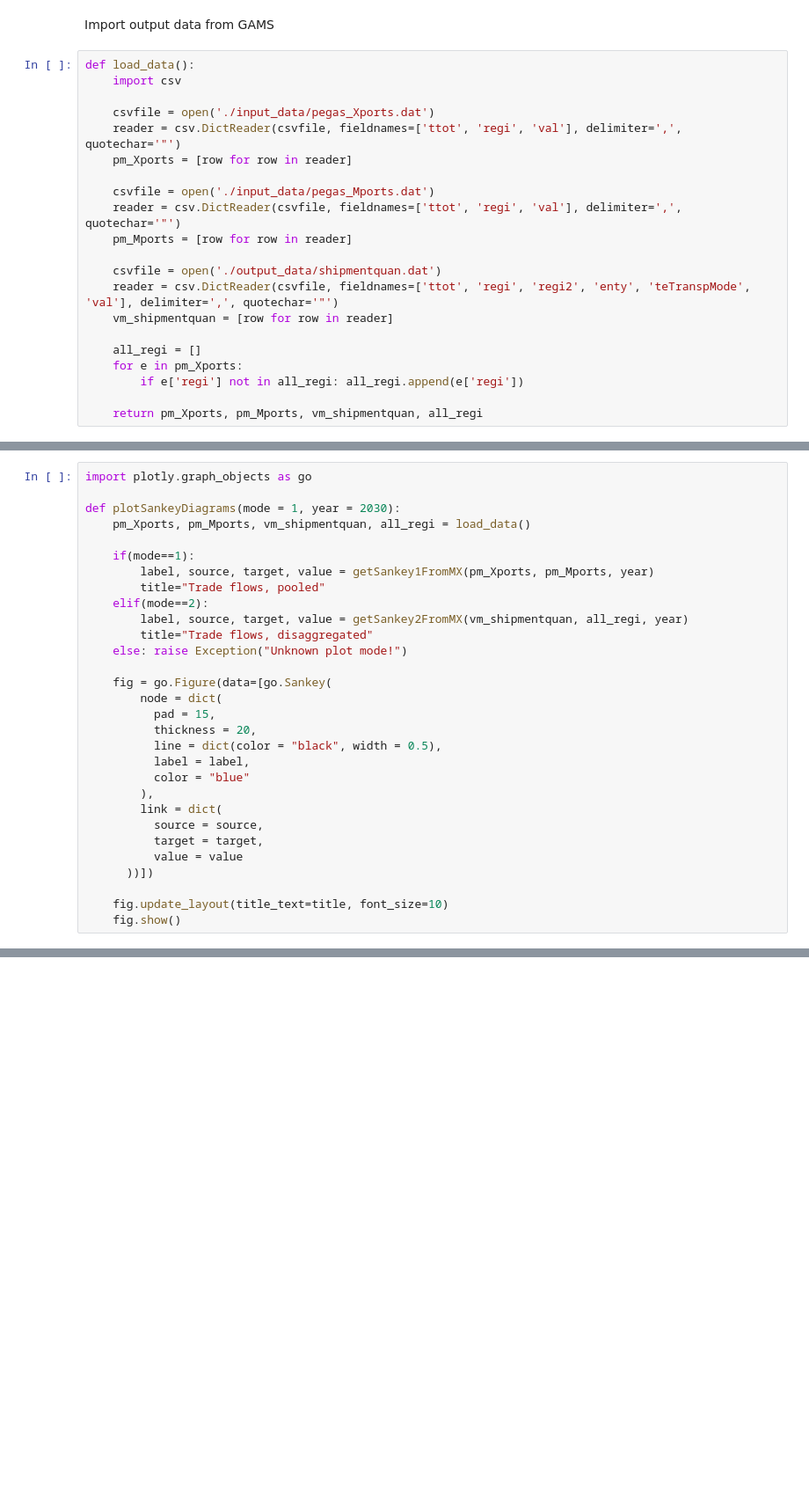
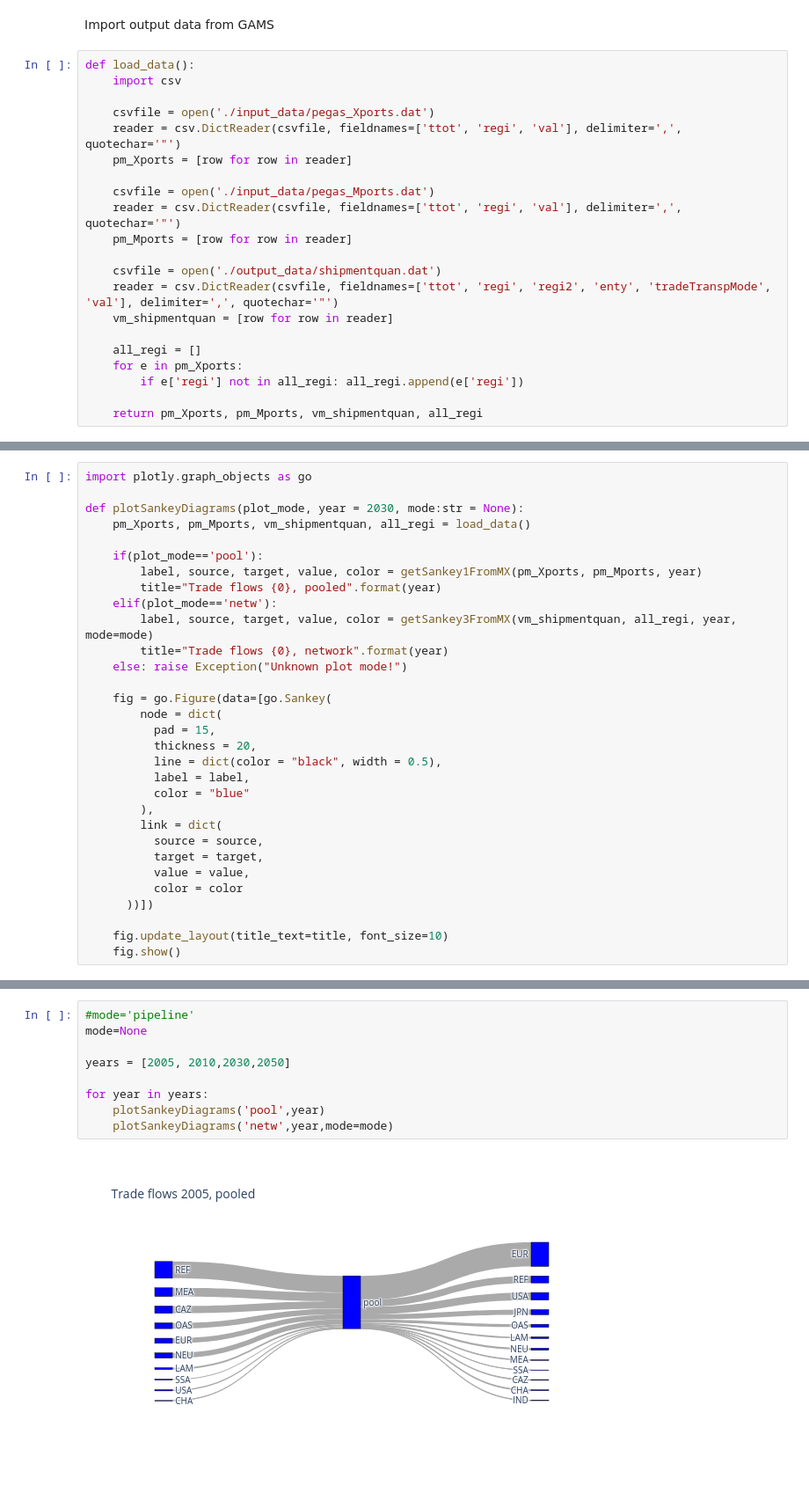
Before and after one commit to PhilippVerpoort/remind, a Jupyter notebook: trade_model/notebook.ipynb, the cells around one changed output, grey strips where cells are left out. Shown at 88% size. Drawn from its saved outputs; the diff is of its cells as text; blank space fills up the shorter version.

Commit message:
Lots of updates to the trade toy model.

```diff
--- a/trade_model/notebook.ipynb
+++ b/trade_model/notebook.ipynb
@@ -13,7 +13,7 @@ def load_data():
     pm_Mports = [row for row in reader]
 
     csvfile = open('./output_data/shipmentquan.dat')
-    reader = csv.DictReader(csvfile, fieldnames=['ttot', 'regi', 'regi2', 'enty', 'teTranspMode', 'val'], delimiter=',', quotechar='"')
+    reader = csv.DictReader(csvfile, fieldnames=['ttot', 'regi', 'regi2', 'enty', 'tradeTranspMode', 'val'], delimiter=',', quotechar='"')
     vm_shipmentquan = [row for row in reader]
 
     all_regi = []
@@ -70,15 +101,15 @@ def getSankey2FromMX(var_shipmentquan: list, all_regi:list, year: int):
 # %%
 import plotly.graph_objects as go
 
-def plotSankeyDiagrams(mode = 1, year = 2030):
+def plotSankeyDiagrams(plot_mode, year = 2030, mode:str = None):
     pm_Xports, pm_Mports, vm_shipmentquan, all_regi = load_data()
 
-    if(mode==1):
-        label, source, target, value = getSankey1FromMX(pm_Xports, pm_Mports, year)
-        title="Trade flows, pooled"
-    elif(mode==2):
-        label, source, target, value = getSankey2FromMX(vm_shipmentquan, all_regi, year)
-        title="Trade flows, disaggregated"
+    if(plot_mode=='pool'):
+        label, source, target, value, color = getSankey1FromMX(pm_Xports, pm_Mports, year)
+        title="Trade flows {0}, pooled".format(year)
+    elif(plot_mode=='netw'):
+        label, source, target, value, color = getSankey3FromMX(vm_shipmentquan, all_regi, year, mode=mode)
+        title="Trade flows {0}, network".format(year)
     else: raise Exception("Unknown plot mode!")
 
     fig = go.Figure(data=[go.Sankey(
@@ -92,7 +123,8 @@ def plotSankeyDiagrams(mode = 1, year = 2030):
         link = dict(
           source = source,
           target = target,
-          value = value
+          value = value,
+          color = color
       ))])
 
     fig.update_layout(title_text=title, font_size=10)
@@ -120,0 +132,11 @@ OSError: [Errno 107] Transport endpoint is not connected
+# %%
+#mode='pipeline'
+mode=None
+
+years = [2005, 2010,2030,2050]
+
+for year in years:
+    plotSankeyDiagrams('pool',year)
+    plotSankeyDiagrams('netw',year,mode=mode)
+# %% [output]
+[figure, added]
```
Also changed, not shown: parts of 3 cells of this notebook, 4 other files.
